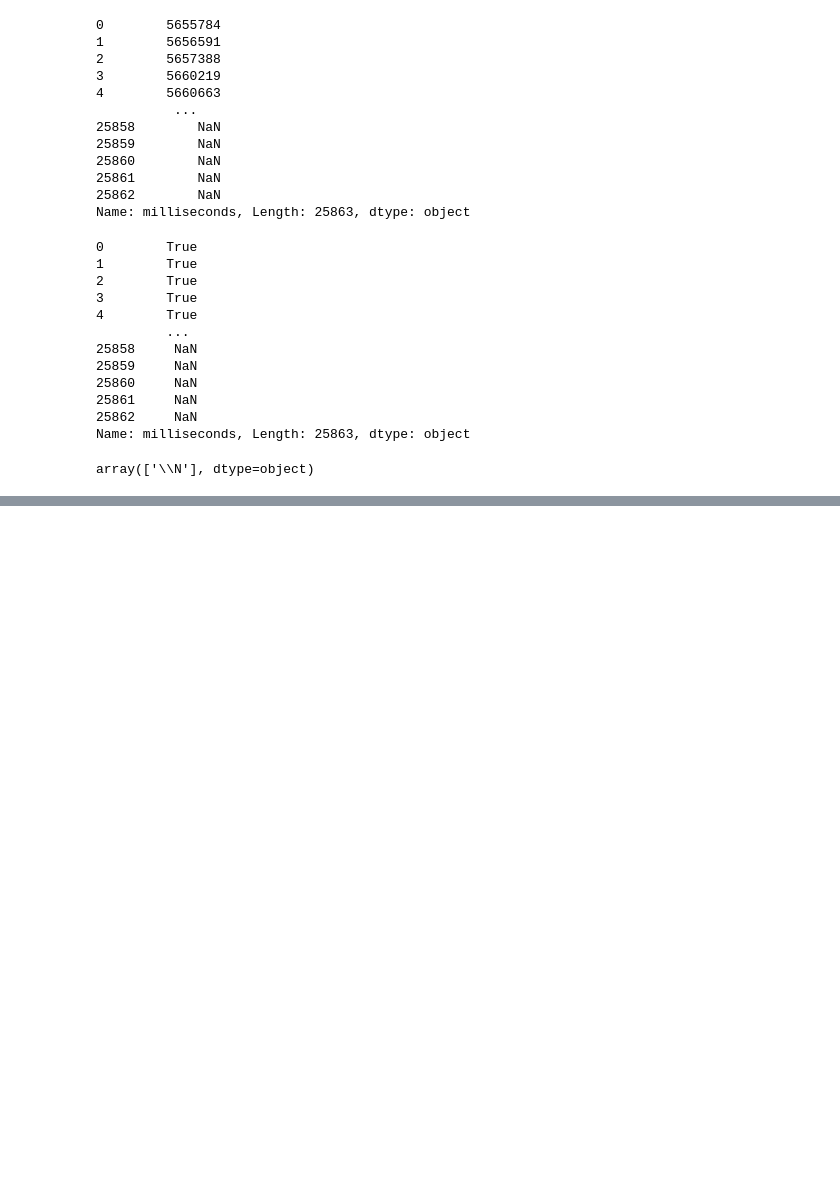
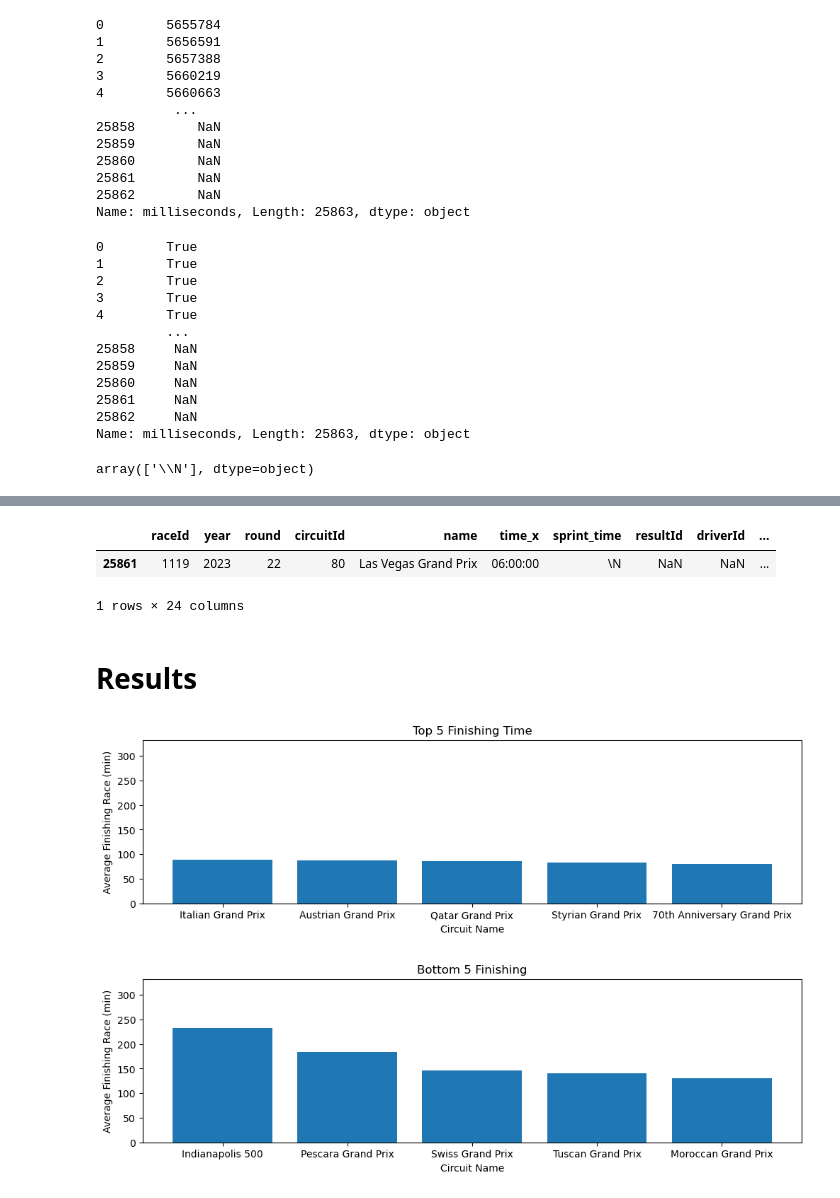
Before and after one commit to JonWang113/qtm151_fall_2023, a Jupyter notebook: final_project/Formula1-DatasetFull/Final_Report.ipynb, the cells around one changed output, grey strips where cells are left out. Saved outputs shown, nothing was run; the diff lists cells and outputs as text; code cells hidden in the pictures; blank space fills up the shorter version.

```diff
--- a/final_project/Formula1-DatasetFull/Final_Report.ipynb
+++ b/final_project/Formula1-DatasetFull/Final_Report.ipynb
@@ -136,0 +120,7 @@ Summarize findings: what you learn from the data
+# %%
+fastest_circuit = (races_merge.groupby(["name"])
+                    .agg(avg_finish_time = ("milliseconds", "mean"))
+                    .reset_index())
+# %%
+fastest_circuit = fastest_circuit.sort_values(by="avg_finish_time", ascending= False)
+display(fastest_circuit)
@@ -136,0 +145,31 @@ Summarize findings: what you learn from the data
+# %%
+display(races_merge.query("name == 'Las Vegas Grand Prix'"))
+fastest_circuit = fastest_circuit.query('name != "Las Vegas Grand Prix"')
+# %% [output]
+|  | raceId | year | round | circuitId | name | time_x | sprint_time | resultId | driverId | ... |
+| 25861 | 1119 | 2023 | 22 | 80 | Las Vegas Grand Prix | 06:00:00 | \N | NaN | NaN | ... |
+1 rows × 24 columns
+# %%
+fastest_circuit["avg_finish_time"] = fastest_circuit["avg_finish_time"]/(1000*60)
+#we want to display the average finishing time in minutes.
+# %% [markdown]
+# Results
+# %%
+#fig, (top_5, bottom_5) = plt.subplots(2, 1, figsize=(8, 6))
+
+index = 1
+xlist = [fastest_circuit["name"].tail(5), fastest_circuit["name"].head(5)]
+height_list = [fastest_circuit["avg_finish_time"].tail(5), fastest_circuit["avg_finish_time"].head(5)]
+title_list = ["Top 5 Finishing Time","Bottom 5 Finishing"]
+
+for variable_name in range(len(xlist)):
+    plt.figure(figsize=(12,3))
+    plt.bar(x= xlist[variable_name], height= height_list[variable_name])
+    plt.xlabel("Circuit Name")
+    plt.ylabel("Average Finishing Race (min)")
+    plt.title(title_list[variable_name])
+    plt.ylim(0, fastest_circuit["avg_finish_time"].iloc[0] + 100)
+    plt.show()
+# %% [output]
+[figure, added]
+[figure, added]
```
Also changed, not shown: parts of 17 cells of this notebook, 1 other file.
